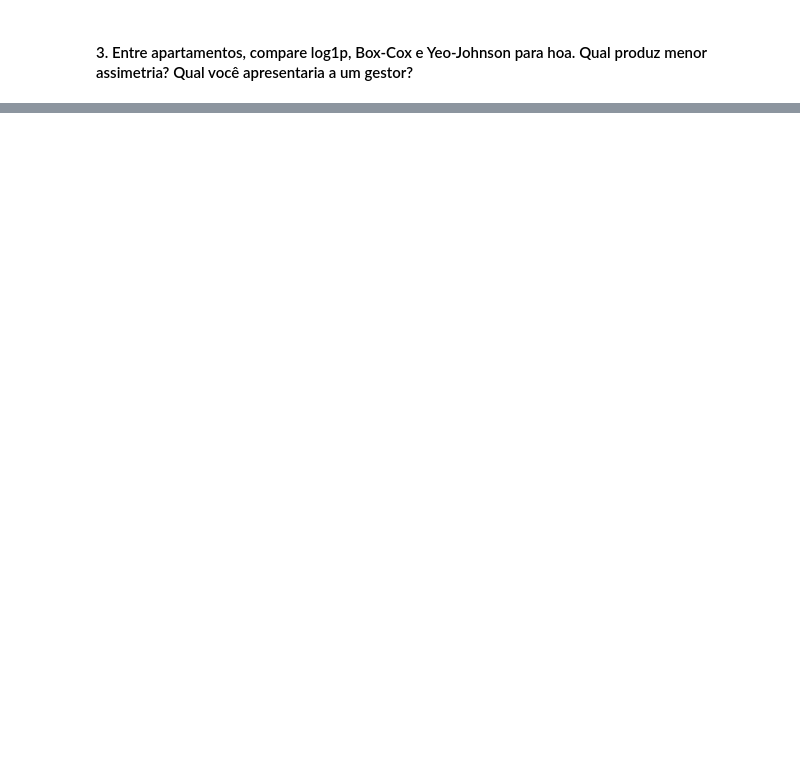
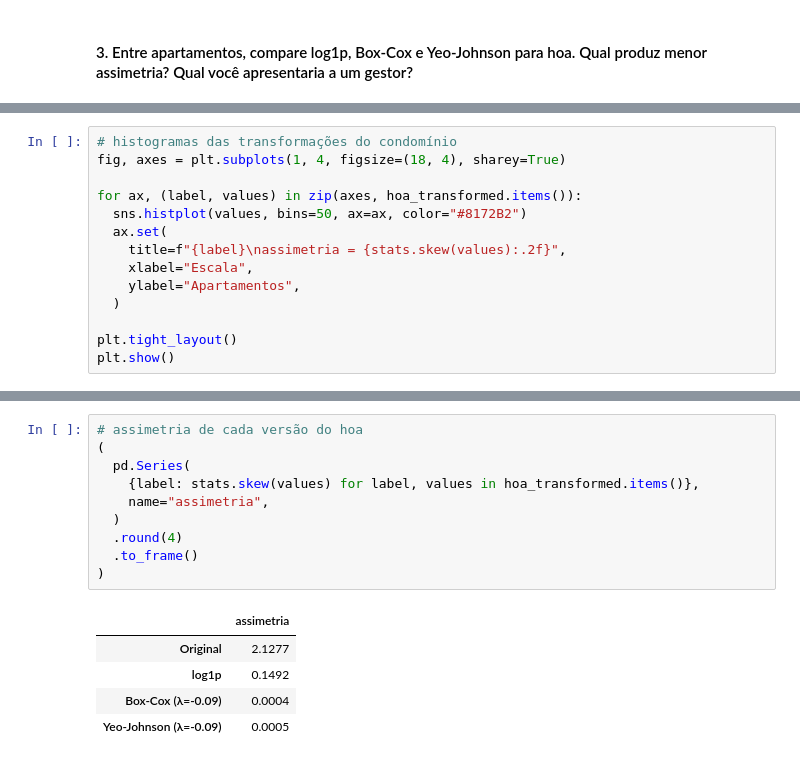
Before and after one commit to helena-varela/ciencia-de-dados, a Jupyter notebook: Unidade_02/Aula_06/aula_06.ipynb, the cells around one changed output, grey strips where cells are left out. Saved outputs shown, nothing was run; the diff lists cells and outputs as text; blank space fills up the shorter version.

```diff
--- a/Unidade_02/Aula_06/aula_06.ipynb
+++ b/Unidade_02/Aula_06/aula_06.ipynb
@@ -666,0 +764,14 @@ rent_group = (
+# %%
+# histogramas das transformações do condomínio
+fig, axes = plt.subplots(1, 4, figsize=(18, 4), sharey=True)
+
+for ax, (label, values) in zip(axes, hoa_transformed.items()):
+  sns.histplot(values, bins=50, ax=ax, color="#8172B2")
+  ax.set(
+    title=f"{label}\nassimetria = {stats.skew(values):.2f}",
+    xlabel="Escala",
+    ylabel="Apartamentos",
+  )
+
+plt.tight_layout()
+plt.show()
@@ -666,0 +780,16 @@ rent_group = (
+# %%
+# assimetria de cada versão do hoa
+(
+  pd.Series(
+    {label: stats.skew(values) for label, values in hoa_transformed.items()},
+    name="assimetria",
+  )
+  .round(4)
+  .to_frame()
+)
+# %% [output]
+|  | assimetria |
+| Original | 2.1277 |
+| log1p | 0.1492 |
+| Box-Cox (λ=-0.09) | 0.0004 |
+| Yeo-Johnson (λ=-0.09) | 0.0005 |
```
Also changed, not shown: parts of 12 cells of this notebook.
